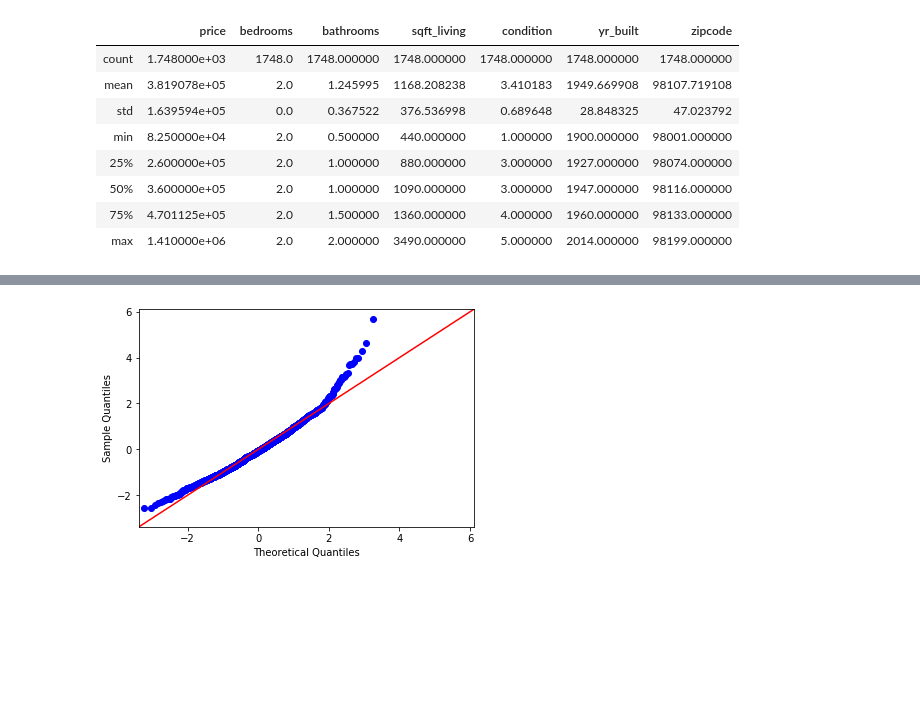
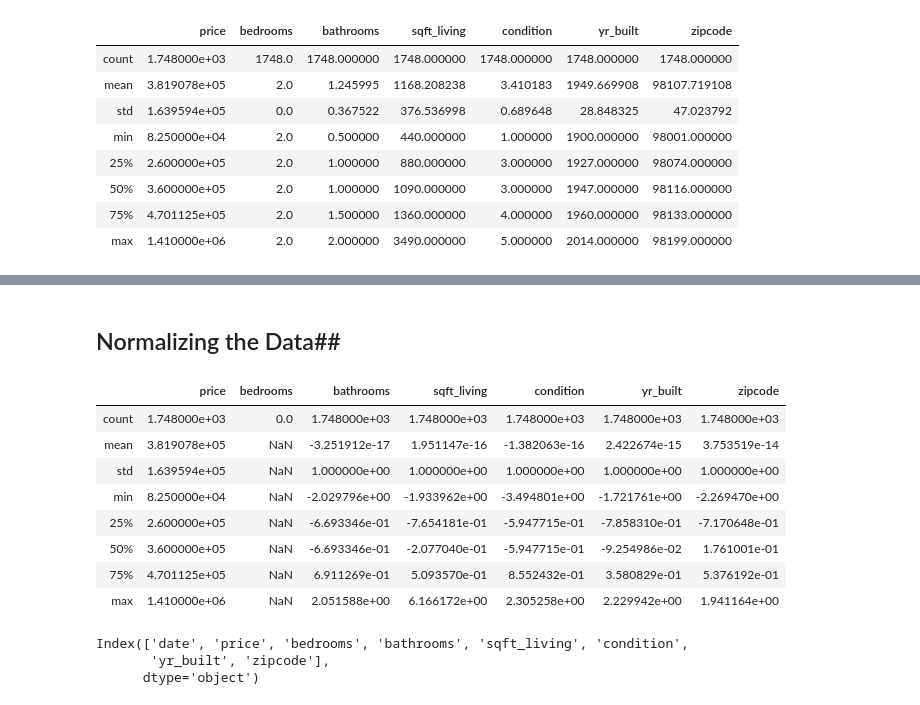
Before and after one commit to psuero1/house-sales-project, a Jupyter notebook: Data_Cleaning_EDA.ipynb, the cells around one changed output, grey strips where cells are left out. Cells and saved outputs as stored; diff of their text form; code cells hidden in the pictures; blank space fills up the shorter version.

```diff
--- a/Data_Cleaning_EDA.ipynb
+++ b/Data_Cleaning_EDA.ipynb
@@ -492,8 +437,25 @@ plt.show()
-# %%
-import scipy.stats as stats
-residuals = model.resid
-fig = sm.graphics.qqplot(residuals, dist=stats.norm, line='45', fit=True)
-fig.show()
-# %% [output]
-[figure, removed]
+# %% [markdown]
+## Normalizing the Data##
+# %%
+def norm_feat(series):
+    return(series-series.mean())/series.std()
+for feat in ['bedrooms', 'bathrooms', 'sqft_living', 'condition', 'yr_built', 'zipcode']:
+    data_bed_bath[feat] = norm_feat(data_bed_bath[feat])
+data_bed_bath.describe()
+# %% [output]
+|  | price | bedrooms | bathrooms | sqft_living | condition | yr_built | zipcode |
+| count | 1.748000e+03 | 0.0 | 1.748000e+03 | 1.748000e+03 | 1.748000e+03 | 1.748000e+03 | 1.748000e+03 |
+| mean | 3.819078e+05 | NaN | -3.251912e-17 | 1.951147e-16 | -1.382063e-16 | 2.422674e-15 | 3.753519e-14 |
+| std | 1.639594e+05 | NaN | 1.000000e+00 | 1.000000e+00 | 1.000000e+00 | 1.000000e+00 | 1.000000e+00 |
+| min | 8.250000e+04 | NaN | -2.029796e+00 | -1.933962e+00 | -3.494801e+00 | -1.721761e+00 | -2.269470e+00 |
+| 25% | 2.600000e+05 | NaN | -6.693346e-01 | -7.654181e-01 | -5.947715e-01 | -7.858310e-01 | -7.170648e-01 |
+| 50% | 3.600000e+05 | NaN | -6.693346e-01 | -2.077040e-01 | -5.947715e-01 | -9.254986e-02 | 1.761001e-01 |
+| 75% | 4.701125e+05 | NaN | 6.911269e-01 | 5.093570e-01 | 8.552432e-01 | 3.580829e-01 | 5.376192e-01 |
+| max | 1.410000e+06 | NaN | 2.051588e+00 | 6.166172e+00 | 2.305258e+00 | 2.229942e+00 | 1.941164e+00 |
+# %%
+data_bed_bath.columns
+# %% [output]
+Index(['date', 'price', 'bedrooms', 'bathrooms', 'sqft_living', 'condition',
+       'yr_built', 'zipcode'],
+      dtype='object')
 # %%
```
Also changed, not shown: parts of 17 cells of this notebook, 2 other files.
